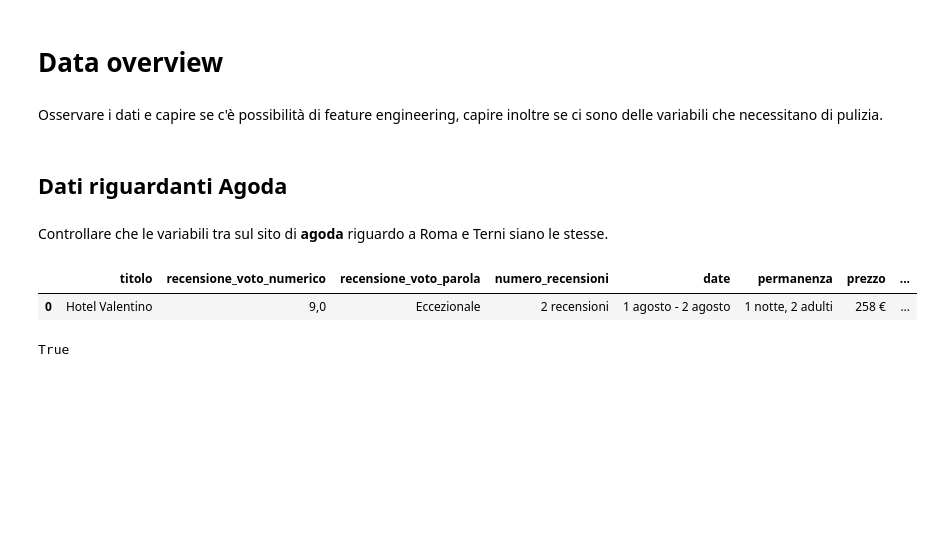
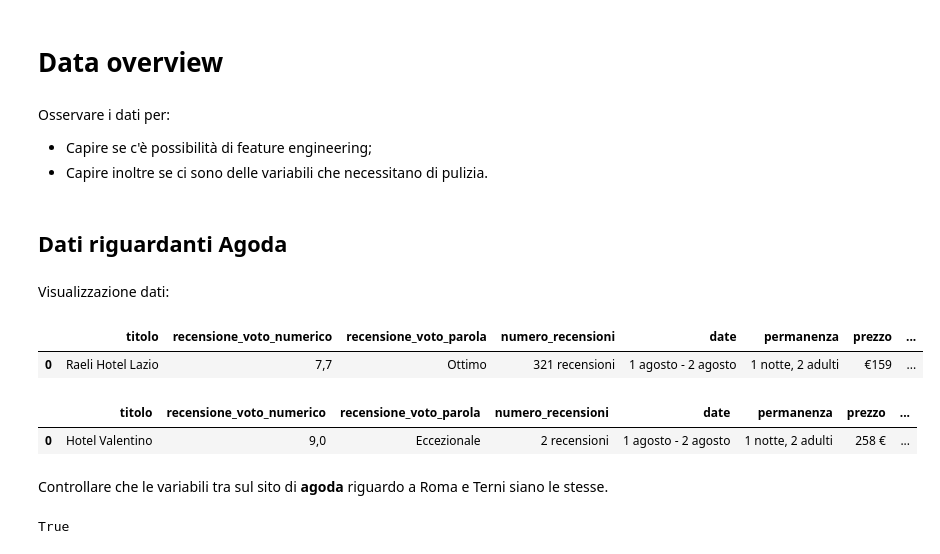
Before and after one commit to mattiamanna2203/RecordLinkage, a Jupyter notebook: Data Product/Cleaning_pipeline.ipynb, the cells around one changed output. Cells and saved outputs as stored; diff of their text form; code cells hidden in the pictures; blank space fills up the shorter version.

```diff
--- a/Data Product/Cleaning_pipeline.ipynb
+++ b/Data Product/Cleaning_pipeline.ipynb
@@ -29,17 +31,24 @@ agoda_roma = pd.read_csv(f'{path_data_lake}/agoda_Roma.csv',index_col=0)
 # %% [markdown]
 # Data overview
 # %% [markdown]
-Osservare i dati e capire se c'è possibilità di feature engineering, capire inoltre se ci sono delle variabili
+Osservare i dati per:
+ - Capire se c'è possibilità di feature engineering;
+ - Capire inoltre se ci sono delle variabili
 che necessitano di pulizia.
 # %% [markdown]
 ## Dati riguardanti Agoda
+# %% [markdown]
+Visualizzazione dati:
+# %%
+display(agoda_roma.head(1))
+display(agoda_terni.head(1))
+# %% [output]
+|  | titolo | recensione_voto_numerico | recensione_voto_parola | numero_recensioni | date | permanenza | prezzo | ... |
+| 0 | Raeli Hotel Lazio | 7,7 | Ottimo | 321 recensioni | 1 agosto - 2 agosto | 1 notte, 2 adulti | €159 | ... |
+|  | titolo | recensione_voto_numerico | recensione_voto_parola | numero_recensioni | date | permanenza | prezzo | ... |
+| 0 | Hotel Valentino | 9,0 | Eccezionale | 2 recensioni | 1 agosto - 2 agosto | 1 notte, 2 adulti | 258 € | ... |
 # %% [markdown]
 Controllare che le variabili tra sul sito di **agoda** riguardo a Roma e Terni siano le stesse.
-# %%
-agoda_terni.head(1)
-# %% [output]
-|  | titolo | recensione_voto_numerico | recensione_voto_parola | numero_recensioni | date | permanenza | prezzo | ... |
-| 0 | Hotel Valentino | 9,0 | Eccezionale | 2 recensioni | 1 agosto - 2 agosto | 1 notte, 2 adulti | 258 € | ... |
 # %%
 agoda_terni.columns.equals(agoda_roma.columns)
 # %% [output]
```
Also changed, not shown: parts of 39 cells of this notebook, 4 other files.
